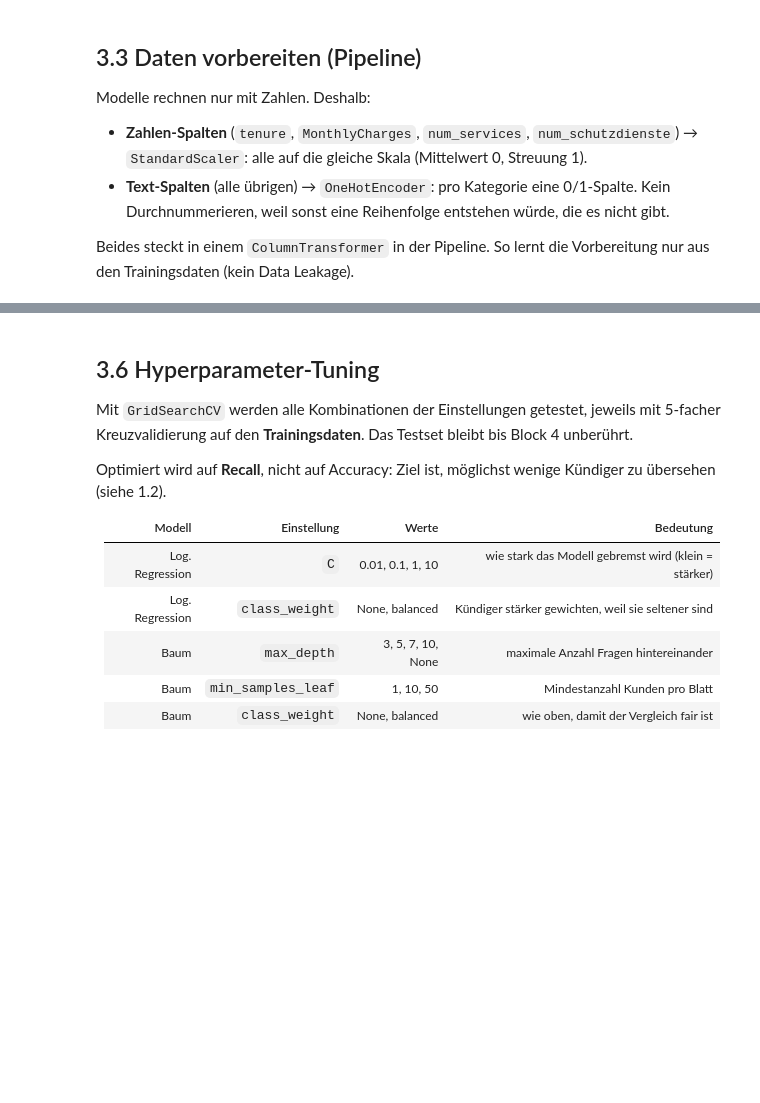
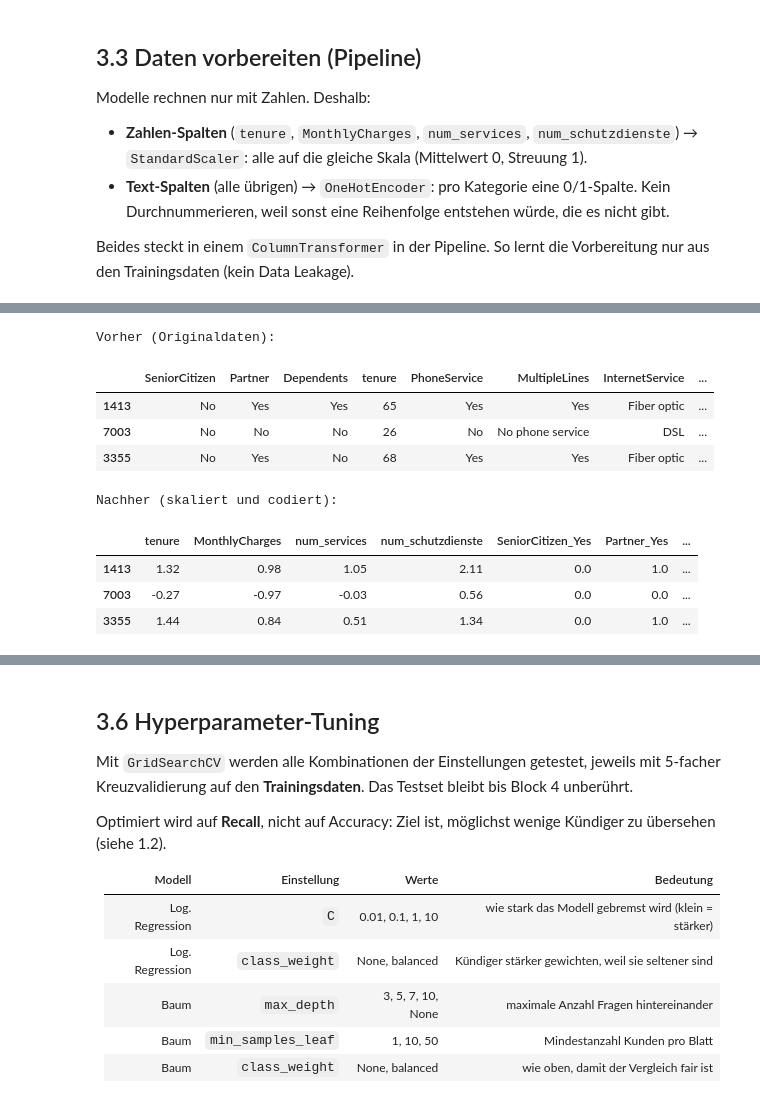
Before and after one commit to bernetlennard/data-science, a Jupyter notebook: transferarbeit/DSC_TA_Bernet_Lennard.ipynb, the cells around one changed output, grey strips where cells are left out. Drawn from its saved outputs; the diff is of its cells as text; code cells hidden in the pictures; blank space fills up the shorter version.

```diff
--- a/transferarbeit/DSC_TA_Bernet_Lennard.ipynb
+++ b/transferarbeit/DSC_TA_Bernet_Lennard.ipynb
@@ -713,0 +692,14 @@ Der Baum wird zuerst **ohne Grenze** trainiert. Verglichen wird die Genauigkeit
+# %%
+# Spalten aufteilen: Zahlen bleiben Zahlen, alles andere ist Text
+num_features = ["tenure", "MonthlyCharges", "num_services", "num_schutzdienste"]
+cat_features = [col for col in X_train.columns if col not in num_features]
+
+preprocessor = ColumnTransformer([
+    ("num", StandardScaler(), num_features),
+    ("cat", OneHotEncoder(handle_unknown="ignore", drop="if_binary", sparse_output=False), cat_features),
+])
+
+print("Zahlen-Spalten:", len(num_features), num_features)
+print("Text-Spalten:  ", len(cat_features), cat_features)
+print("Spalten vor der Vorbereitung:", X_train.shape[1])
+print("Spalten nach der Vorbereitung:", preprocessor.fit_transform(X_train).shape[1])
@@ -713,0 +711,10 @@ Der Baum wird zuerst **ohne Grenze** trainiert. Verglichen wird die Genauigkeit
+# %%
+# Welche Spalten entstehen dabei? Jede neue Spalte ihrer Ursprungsspalte zuordnen
+neue_namen = pd.Series(preprocessor.get_feature_names_out()).str.split("__", n=1).str[1]
+ursprung = [max((col for col in X_train.columns if name == col or name.startswith(col + "_")), key=len)
+            for name in neue_namen]
+
+uebersicht = (pd.DataFrame({"Ursprungsspalte": ursprung, "neue Spalte": neue_namen})
+              .groupby("Ursprungsspalte", sort=False)["neue Spalte"]
+              .agg(Anzahl="size", Spalten=lambda s: ", ".join(s)))
+print(uebersicht.to_string())
@@ -713,0 +739,19 @@ Der Baum wird zuerst **ohne Grenze** trainiert. Verglichen wird die Genauigkeit
+# %%
+# Wie sehen die Daten konkret aus? Die ersten 3 Kunden vorher und nachher
+X_train_prep = pd.DataFrame(preprocessor.transform(X_train), columns=neue_namen, index=X_train.index)
+
+print("Vorher (Originaldaten):")
+display(X_train.head(3))
+print("Nachher (skaliert und codiert):")
+display(X_train_prep.head(3).round(2))
+# %% [output]
+Vorher (Originaldaten):
+|  | SeniorCitizen | Partner | Dependents | tenure | PhoneService | MultipleLines | InternetService | ... |
+| 1413 | No | Yes | Yes | 65 | Yes | Yes | Fiber optic | ... |
+| 7003 | No | No | No | 26 | No | No phone service | DSL | ... |
+| 3355 | No | Yes | No | 68 | Yes | Yes | Fiber optic | ... |
+Nachher (skaliert und codiert):
+|  | tenure | MonthlyCharges | num_services | num_schutzdienste | SeniorCitizen_Yes | Partner_Yes | ... |
+| 1413 | 1.32 | 0.98 | 1.05 | 2.11 | 0.0 | 1.0 | ... |
+| 7003 | -0.27 | -0.97 | -0.03 | 0.56 | 0.0 | 0.0 | ... |
+| 3355 | 1.44 | 0.84 | 0.51 | 1.34 | 0.0 | 1.0 | ... |
```
Also changed, not shown: parts of 55 cells of this notebook.
